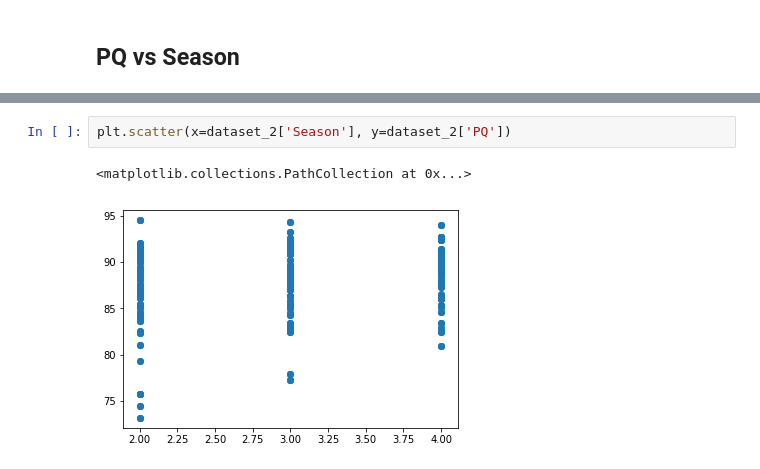
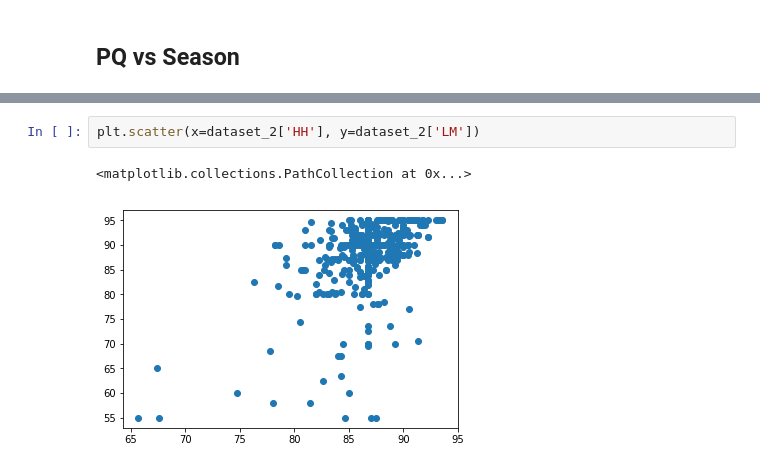
Before and after one commit to Didanny/EECE-464-Project, a Jupyter notebook: Project.ipynb, the cells around one changed output, grey strips where cells are left out. Drawn from its saved outputs; the diff is of its cells as text.

```diff
--- a/Project.ipynb
+++ b/Project.ipynb
@@ -235,5 +321,5 @@ plt.show()
 # %%
-plt.scatter(x=dataset_2['Season'], y=dataset_2['PQ'])
+plt.scatter(x=dataset_2['HH'], y=dataset_2['LM'])
 # %% [output]
 <matplotlib.collections.PathCollection at 0x...>
-[figure, old version]
+[figure, new version]
```
Also changed, not shown: parts of 19 cells of this notebook.
